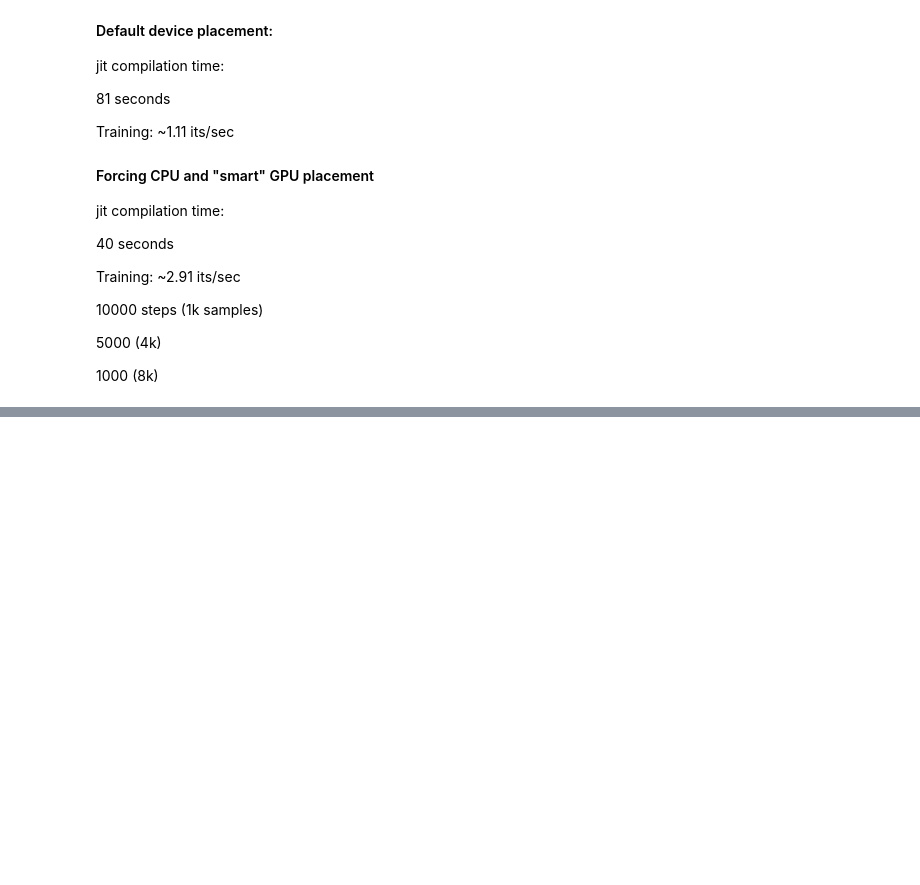
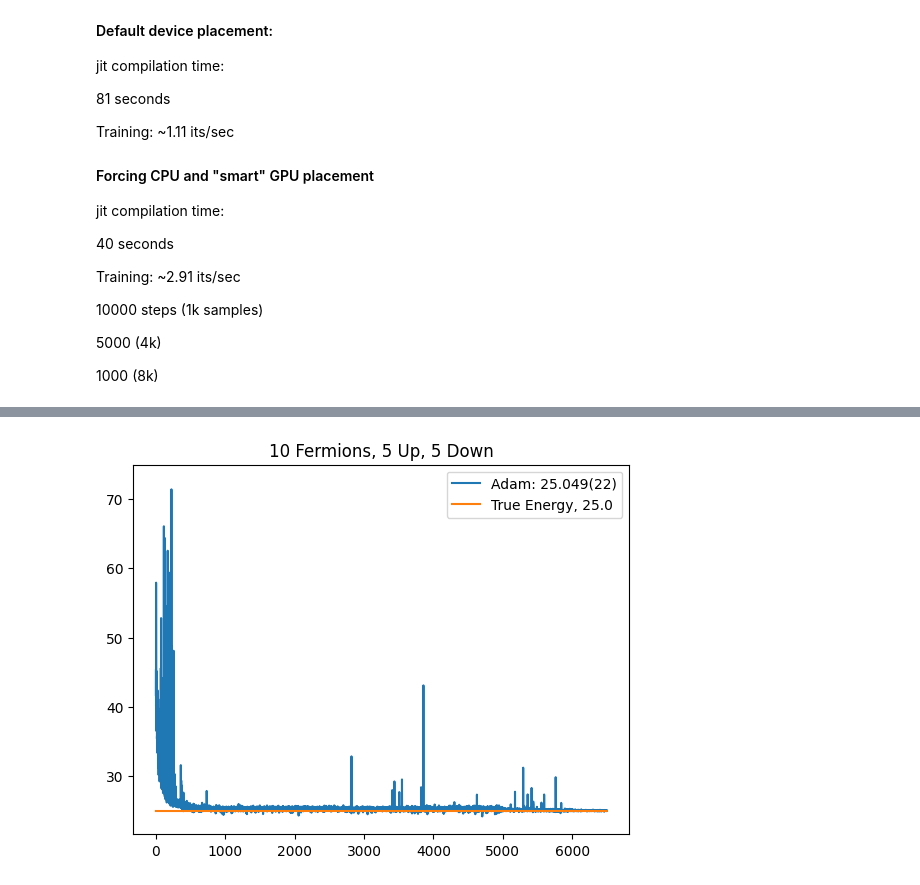
Before and after one commit to hershkumar/summer2022, a Jupyter notebook: neural/fermions/fermi_diff_grad.ipynb, the cells around one changed output, grey strips where cells are left out. Drawn from its saved outputs; the diff is of its cells as text; code cells hidden in the pictures; blank space fills up the shorter version.

```diff
--- a/neural/fermions/fermi_diff_grad.ipynb
+++ b/neural/fermions/fermi_diff_grad.ipynb
@@ -523,0 +490,34 @@ plt.show()
+# %%
+true_energy = 1/2 + 1/2 + 3/2 + 3/2 + 5/2 + 5/2 + 7/2 + 7/2 + 9/2 + 9/2
+# true_energy = 1/2 + 1/2 + 3/2
+total_hists =  resultsa[0] + resultsb[0] + resultsc[0]
+# + resultsd[0]
+# + resultse[0]
+
+# + resultsd[0]
+total_uncerts = resultsa[1] + resultsb[1] + resultsc[1]
+# + resultsd[1]
+# + resultse[1]
+# + resultsd[1]
+
+total_hists = jax.device_put(total_hists, device=jax.devices("cpu")[0])
+
+
+# get index of minimum value
+
+plt.plot(np.arange(0, len(total_hists)), total_hists, label="Adam: " + str(final))
+# plt.xlim(1000, 1050)
+# plt.ylim(0, 10)
+# plot the uncertainties
+a_hists = np.array(total_hists)
+a_uncerts = np.array(total_uncerts)
+plt.fill_between(np.arange(0,len(total_hists)), a_hists - a_uncerts, a_hists + a_uncerts, alpha=.4)
+# get the network structure
+plt.plot(np.arange(0, len(total_hists)), [true_energy for x in np.arange(0, len(total_hists))], label=r"True Energy, " + str(round(true_energy,3)))
+pdiff = (final - true_energy)/true_energy*100
+# plt.annotate(" Final Percent Diff = " + str(round(pdiff,3)) + "%", xy=(.1, .9), xycoords= 'axes fraction')
+plt.legend()
+plt.title("10 Fermions, 5 Up, 5 Down")
+plt.show()
+# %% [output]
+[figure, added]
```
Also changed, not shown: parts of 10 cells of this notebook.
